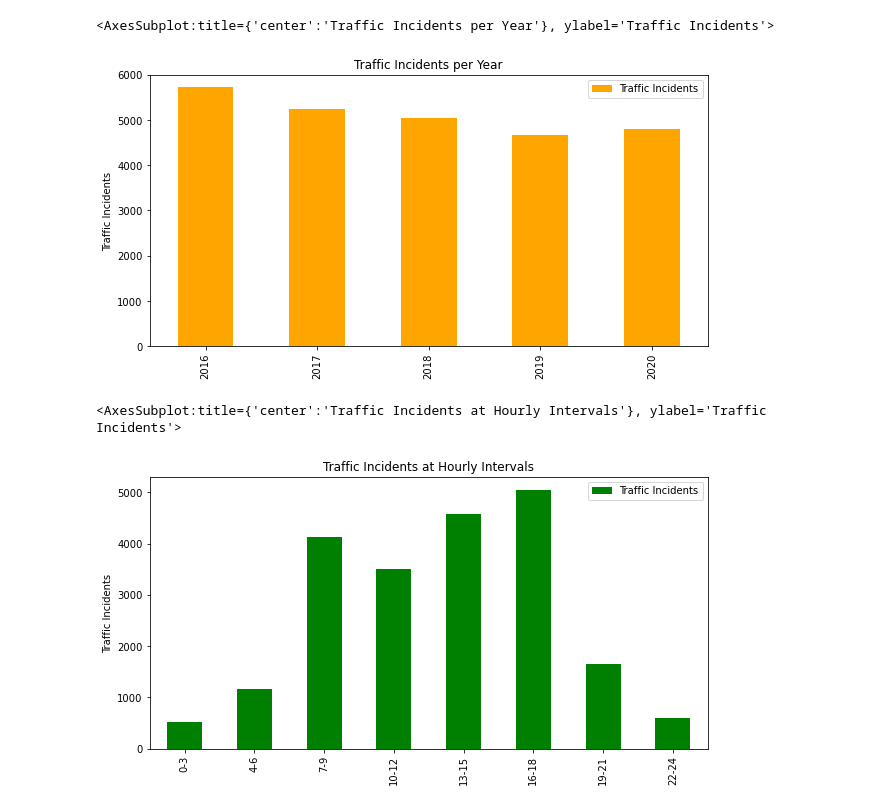
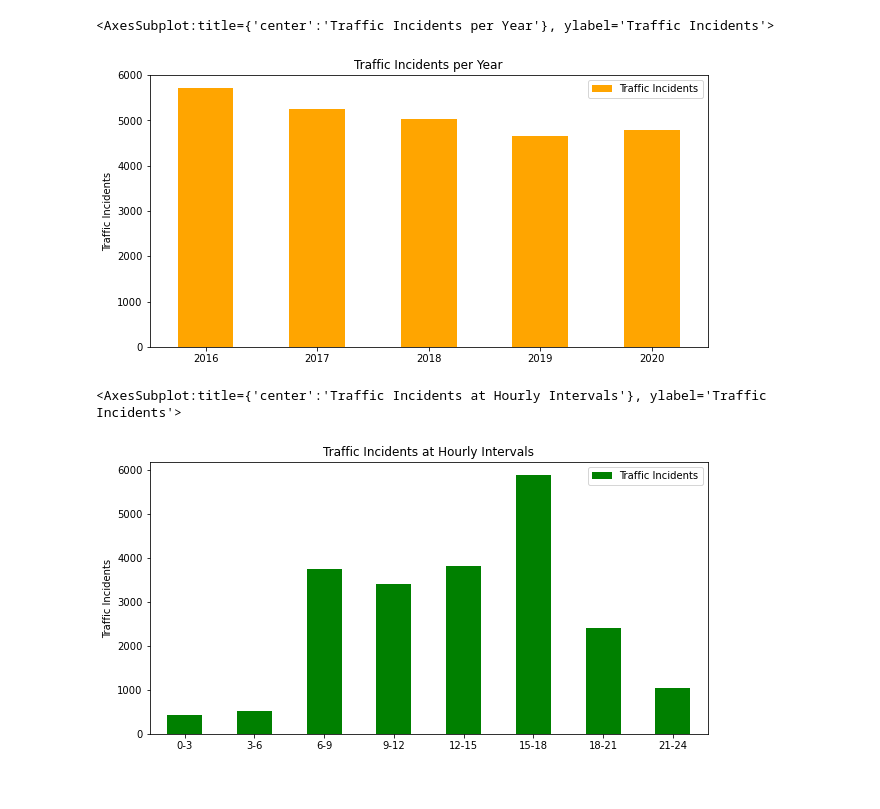
Before and after one commit to NZeinali/project_one, a Jupyter notebook: project_1.2.ipynb, the cells around one changed output. Drawn from its saved outputs; the diff is of its cells as text; code cells hidden in the pictures.

```diff
--- a/project_1.2.ipynb
+++ b/project_1.2.ipynb
@@ -95,30 +90,28 @@ memory usage: 1.8+ MB
 # %%
 #graphing without PDOs
 
 incident_df['year'].replace({"16":"2016","17": "2017", "18": "2018", "19": "2019", "20": "2020"}, inplace=True)
-
 incident_year = incident_df["year"].value_counts()
-
 incident_2_df = pd.DataFrame({"Traffic Incidents": incident_year})
 
 #rearrange so year is 2016 to 2020
 incident_2_df = incident_2_df.sort_index(ascending=True)
 
 # graphing
 
-pandas_plot = incident_2_df.plot.bar(figsize=(10,5), color="orange",fontsize = 10)
+pandas_plot = incident_2_df.plot.bar(figsize=(10,5), color="orange",fontsize = 10,rot=0)
 plt.ylabel("Traffic Incidents")
 plt.title("Traffic Incidents per Year")
 
 pandas_plot
 # %% [output]
 <AxesSubplot:title={'center':'Traffic Incidents per Year'}, ylabel='Traffic Incidents'>
-[figure, old version]
+[figure, new version]
 # %%
  # Patterns of accident by day/night # use bin function to separate in 3 hour intervals for non PDO data
 
-time_bins = [0, 359, 659, 959, 1259, 1559, 1859, 2159, 2359]
-time_names = ["0-3", "4-6", "7-9", "10-12", "13-15", "16-18", "19-21", "22-24"]
+time_bins = [0, 259, 559, 859, 1159, 1459, 1759, 2059, 2359]
+time_names = ["0-3", "3-6", "6-9", "9-12", "12-15", "15-18", "18-21", "21-24"]
 
 group_2_time_df = merge_3_df
 group_2_time_df["Time Interval"] = pd.cut(group_2_time_df["Crash time"],time_bins, labels=time_names)
@@ -135,7 +128,7 @@ time_3_incident_df = pd.DataFrame({"Traffic Incidents": time_2_incident})
 
 time_3_incident_df
 
-pandas_plot = time_3_incident_df.plot.bar(figsize=(10,5), color="green",fontsize = 10)
+pandas_plot = time_3_incident_df.plot.bar(figsize=(10,5), color="green",fontsize = 10,rot=0)
 plt.xlabel("")
 plt.ylabel("Traffic Incidents")
 plt.title("Traffic Incidents at Hourly Intervals")
@@ -143,4 +136,4 @@ plt.title("Traffic Incidents at Hourly Intervals")
 pandas_plot
 # %% [output]
 <AxesSubplot:title={'center':'Traffic Incidents at Hourly Intervals'}, ylabel='Traffic Incidents'>
-[figure, old version]
+[figure, new version]
```
Also changed, not shown: parts of 14 cells of this notebook.
